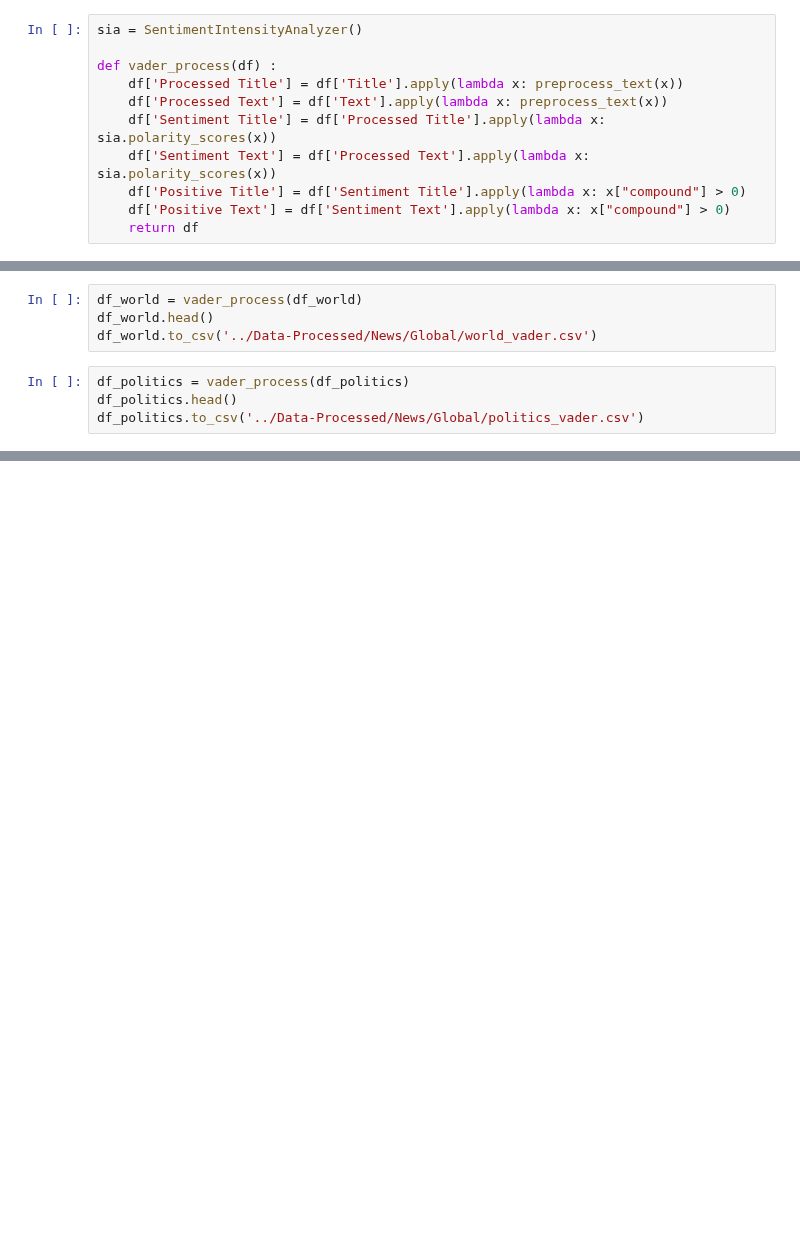
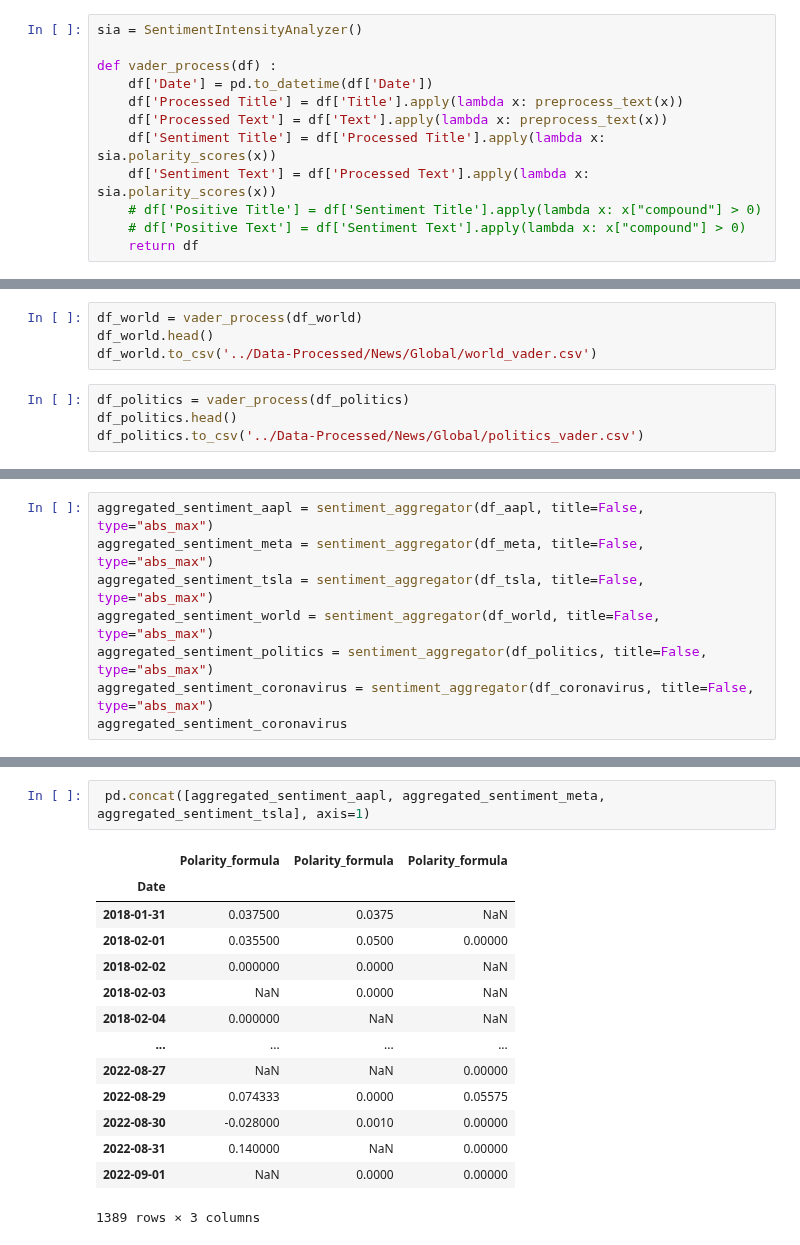
Before and after one commit to eltontay/Stock-Returns-Prediction-ML-Textual-Analysis, a Jupyter notebook: Data-Model/Vader-News-Analysis.ipynb, the cells around one changed output, grey strips where cells are left out. Saved outputs shown, nothing was run; the diff lists cells and outputs as text; blank space fills up the shorter version.

```diff
--- a/Data-Model/Vader-News-Analysis.ipynb
+++ b/Data-Model/Vader-News-Analysis.ipynb
@@ -125,10 +144,11 @@ def preprocess_text(text):
 sia = SentimentIntensityAnalyzer()
 
 def vader_process(df) :
+    df['Date'] = pd.to_datetime(df['Date'])
     df['Processed Title'] = df['Title'].apply(lambda x: preprocess_text(x))
     df['Processed Text'] = df['Text'].apply(lambda x: preprocess_text(x))
     df['Sentiment Title'] = df['Processed Title'].apply(lambda x: sia.polarity_scores(x))
     df['Sentiment Text'] = df['Processed Text'].apply(lambda x: sia.polarity_scores(x))
-    df['Positive Title'] = df['Sentiment Title'].apply(lambda x: x["compound"] > 0)
-    df['Positive Text'] = df['Sentiment Text'].apply(lambda x: x["compound"] > 0)
+    # df['Positive Title'] = df['Sentiment Title'].apply(lambda x: x["compound"] > 0)
+    # df['Positive Text'] = df['Sentiment Text'].apply(lambda x: x["compound"] > 0)
     return df
@@ -158,0 +298,8 @@ df_coronavirus.to_csv('../Data-Processed/News/Global/coronavirus_vader.csv')
+# %%
+aggregated_sentiment_aapl = sentiment_aggregator(df_aapl, title=False, type="abs_max")
+aggregated_sentiment_meta = sentiment_aggregator(df_meta, title=False, type="abs_max")
+aggregated_sentiment_tsla = sentiment_aggregator(df_tsla, title=False, type="abs_max")
+aggregated_sentiment_world = sentiment_aggregator(df_world, title=False, type="abs_max")
+aggregated_sentiment_politics = sentiment_aggregator(df_politics, title=False, type="abs_max")
+aggregated_sentiment_coronavirus = sentiment_aggregator(df_coronavirus, title=False, type="abs_max")
+aggregated_sentiment_coronavirus
@@ -158,0 +320,17 @@ df_coronavirus.to_csv('../Data-Processed/News/Global/coronavirus_vader.csv')
+# %%
+ pd.concat([aggregated_sentiment_aapl, aggregated_sentiment_meta, aggregated_sentiment_tsla], axis=1)
+# %% [output]
+|  | Polarity_formula | Polarity_formula | Polarity_formula |
+| Date |  |  |  |
+| 2018-01-31 | 0.037500 | 0.0375 | NaN |
+| 2018-02-01 | 0.035500 | 0.0500 | 0.00000 |
+| 2018-02-02 | 0.000000 | 0.0000 | NaN |
+| 2018-02-03 | NaN | 0.0000 | NaN |
+| 2018-02-04 | 0.000000 | NaN | NaN |
+| ... | ... | ... | ... |
+| 2022-08-27 | NaN | NaN | 0.00000 |
+| 2022-08-29 | 0.074333 | 0.0000 | 0.05575 |
+| 2022-08-30 | -0.028000 | 0.0010 | 0.00000 |
+| 2022-08-31 | 0.140000 | NaN | 0.00000 |
+| 2022-09-01 | NaN | 0.0000 | 0.00000 |
+1389 rows × 3 columns
```
Also changed, not shown: parts of 11 cells of this notebook, 13 other files.
